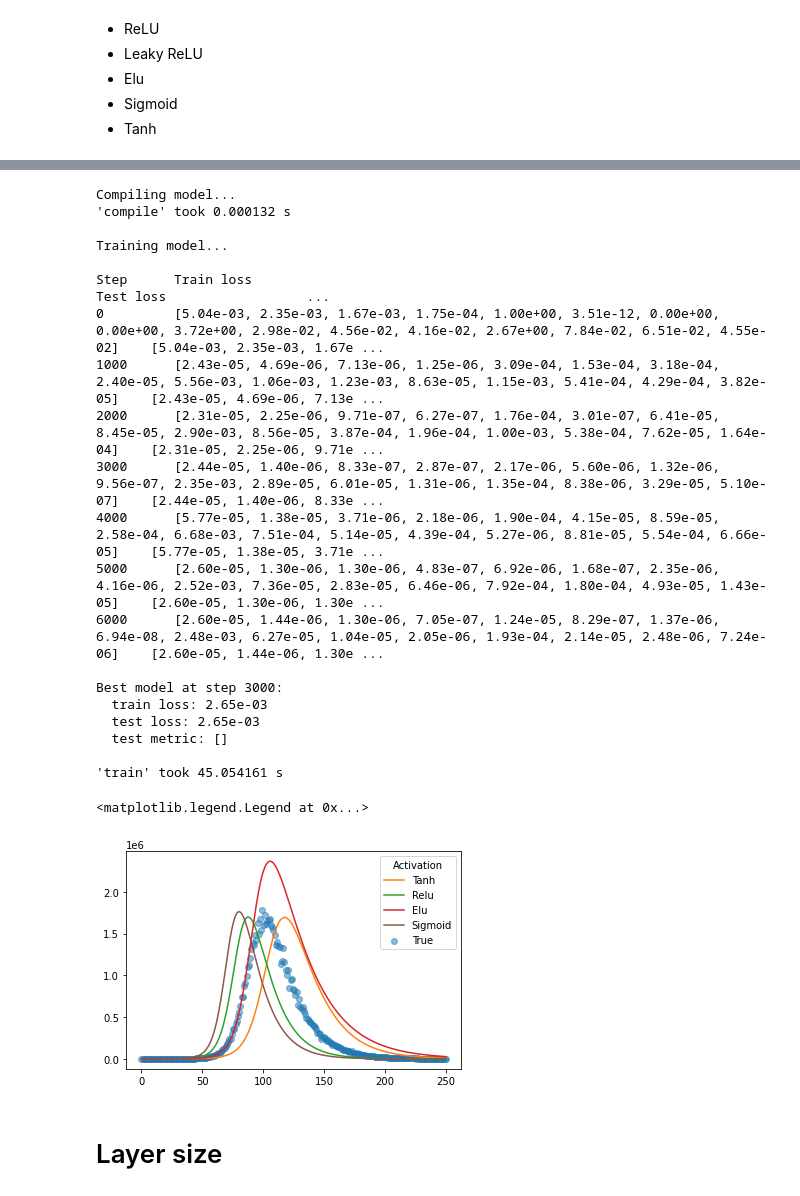
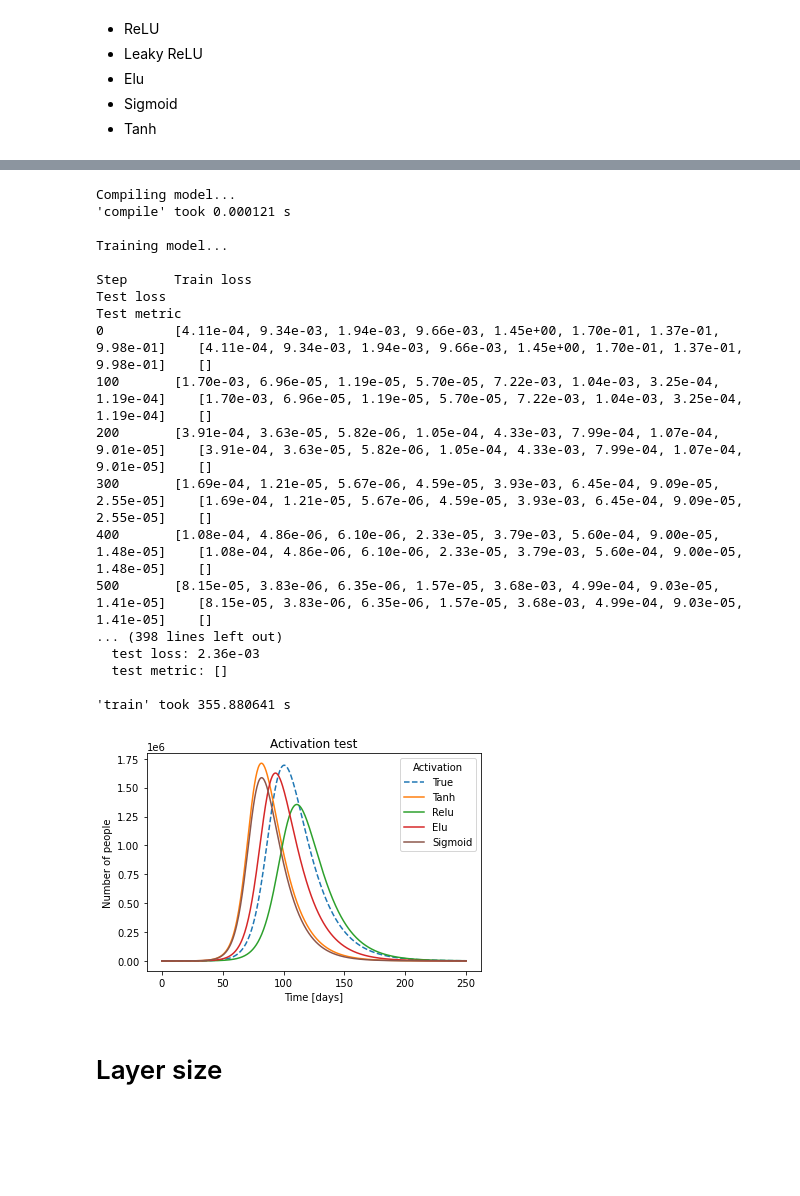
Before and after one commit to Jhammerh92/Deep_Learning_Project_PINN, a Jupyter notebook: DINN_implementation/Hyperparameters.ipynb, the cells around one changed output, grey strips where cells are left out. Drawn from its saved outputs; the diff is of its cells as text; code cells hidden in the pictures; blank space fills up the shorter version.

```diff
--- a/DINN_implementation/Hyperparameters.ipynb
+++ b/DINN_implementation/Hyperparameters.ipynb
@@ -189,7 +127,7 @@ ax.legend(title='BC')
 # %%
-model_relu = SIRD_deepxde_net(t, wsol)
-model_relu.init_model(print_every=1000, activation='relu')
-model_relu.train_model(iterations=6000)
+model_relu = SIRD_deepxde_net(t, wsol, init_num_people=solver.init_num_people, model_name='hp_relu')
+model_relu.init_model(print_every=100, activation='relu')
+model_relu.train_model(iterations=iterations, print_every=100)
 alpha_nn, beta_nn, gamma_nn = model_relu.get_best_params()
 t_nn_param, wsol_nn_param, N_nn_param = solver.solve_SIRD(alpha_nn, beta_nn, gamma_nn)
 model_relu.set_synthetic_data(t_synth, wsol_synth)
@@ -218,7 +153,7 @@ Best model at step 6000:
 # %%
-model_elu = SIRD_deepxde_net(t, wsol)
-model_elu.init_model(print_every=1000, activation='elu')
-model_elu.train_model(iterations=6000)
+model_elu = SIRD_deepxde_net(t, wsol, init_num_people=solver.init_num_people, model_name='hp_elu')
+model_elu.init_model(print_every=100, activation='elu')
+model_elu.train_model(iterations=iterations, print_every=100)
 alpha_nn, beta_nn, gamma_nn = model_elu.get_best_params()
 t_nn_param, wsol_nn_param, N_nn_param = solver.solve_SIRD(alpha_nn, beta_nn, gamma_nn)
 model_elu.set_synthetic_data(t_synth, wsol_synth)
@@ -247,7 +179,7 @@ Best model at step 6000:
 # %%
-model_sig = SIRD_deepxde_net(t, wsol)
-model_sig.init_model(print_every=1000, activation='sigmoid')
-model_sig.train_model(iterations=6000)
+model_sig = SIRD_deepxde_net(t, wsol, init_num_people=solver.init_num_people, model_name='hp_sig')
+model_sig.init_model(print_every=100, activation='sigmoid')
+model_sig.train_model(iterations=iterations, print_every=100)
 alpha_nn, beta_nn, gamma_nn = model_sig.get_best_params()
 t_nn_param, wsol_nn_param, N_nn_param = solver.solve_SIRD(alpha_nn, beta_nn, gamma_nn)
 model_sig.set_synthetic_data(t_synth, wsol_synth)
@@ -276,51 +212,54 @@ Best model at step 6000:
 # %%
-model_tanh = SIRD_deepxde_net(t, wsol)
-model_tanh.init_model(print_every=1000, activation='tanh')
-model_tanh.train_model(iterations=6000)
+model_tanh = SIRD_deepxde_net(t, wsol, init_num_people=solver.init_num_people, model_name='hp_tanh')
+model_tanh.init_model(print_every=100, activation='tanh')
+model_tanh.train_model(iterations=iterations, print_every=100)
 alpha_nn, beta_nn, gamma_nn = model_tanh.get_best_params()
 t_nn_param, wsol_nn_param, N_nn_param = solver.solve_SIRD(alpha_nn, beta_nn, gamma_nn)
 model_tanh.set_synthetic_data(t_synth, wsol_synth)
 model_tanh.set_nn_synthetic_data(t_nn_param, wsol_nn_param)
 # %% [output]
 Compiling model...
-'compile' took 0.000132 s
+'compile' took 0.000121 s
 
 Training model...
 
-Step      Train loss                                                                                                                                                          Test loss                  ...
-0         [5.04e-03, 2.35e-03, 1.67e-03, 1.75e-04, 1.00e+00, 3.51e-12, 0.00e+00, 0.00e+00, 3.72e+00, 2.98e-02, 4.56e-02, 4.16e-02, 2.67e+00, 7.84e-02, 6.51e-02, 4.55e-02]    [5.04e-03, 2.35e-03, 1.67e ...
-1000      [2.43e-05, 4.69e-06, 7.13e-06, 1.25e-06, 3.09e-04, 1.53e-04, 3.18e-04, 2.40e-05, 5.56e-03, 1.06e-03, 1.23e-03, 8.63e-05, 1.15e-03, 5.41e-04, 4.29e-04, 3.82e-05]    [2.43e-05, 4.69e-06, 7.13e ...
-2000      [2.31e-05, 2.25e-06, 9.71e-07, 6.27e-07, 1.76e-04, 3.01e-07, 6.41e-05, 8.45e-05, 2.90e-03, 8.56e-05, 3.87e-04, 1.96e-04, 1.00e-03, 5.38e-04, 7.62e-05, 1.64e-04]    [2.31e-05, 2.25e-06, 9.71e ...
-3000      [2.44e-05, 1.40e-06, 8.33e-07, 2.87e-07, 2.17e-06, 5.60e-06, 1.32e-06, 9.56e-07, 2.35e-03, 2.89e-05, 6.01e-05, 1.31e-06, 1.35e-04, 8.38e-06, 3.29e-05, 5.10e-07]    [2.44e-05, 1.40e-06, 8.33e ...
-4000      [5.77e-05, 1.38e-05, 3.71e-06, 2.18e-06, 1.90e-04, 4.15e-05, 8.59e-05, 2.58e-04, 6.68e-03, 7.51e-04, 5.14e-05, 4.39e-04, 5.27e-06, 8.81e-05, 5.54e-04, 6.66e-05]    [5.77e-05, 1.38e-05, 3.71e ...
-5000      [2.60e-05, 1.30e-06, 1.30e-06, 4.83e-07, 6.92e-06, 1.68e-07, 2.35e-06, 4.16e-06, 2.52e-03, 7.36e-05, 2.83e-05, 6.46e-06, 7.92e-04, 1.80e-04, 4.93e-05, 1.43e-05]    [2.60e-05, 1.30e-06, 1.30e ...
-6000      [2.60e-05, 1.44e-06, 1.30e-06, 7.05e-07, 1.24e-05, 8.29e-07, 1.37e-06, 6.94e-08, 2.48e-03, 6.27e-05, 1.04e-05, 2.05e-06, 1.93e-04, 2.14e-05, 2.48e-06, 7.24e-06]    [2.60e-05, 1.44e-06, 1.30e ...
-
-Best model at step 3000:
-  train loss: 2.65e-03
-  test loss: 2.65e-03
+Step      Train loss                                                                          Test loss                                                                           Test metric
+0         [4.11e-04, 9.34e-03, 1.94e-03, 9.66e-03, 1.45e+00, 1.70e-01, 1.37e-01, 9.98e-01]    [4.11e-04, 9.34e-03, 1.94e-03, 9.66e-03, 1.45e+00, 1.70e-01, 1.37e-01, 9.98e-01]    []
+100       [1.70e-03, 6.96e-05, 1.19e-05, 5.70e-05, 7.22e-03, 1.04e-03, 3.25e-04, 1.19e-04]    [1.70e-03, 6.96e-05, 1.19e-05, 5.70e-05, 7.22e-03, 1.04e-03, 3.25e-04, 1.19e-04]    []
+200       [3.91e-04, 3.63e-05, 5.82e-06, 1.05e-04, 4.33e-03, 7.99e-04, 1.07e-04, 9.01e-05]    [3.91e-04, 3.63e-05, 5.82e-06, 1.05e-04, 4.33e-03, 7.99e-04, 1.07e-04, 9.01e-05]    []
+300       [1.69e-04, 1.21e-05, 5.67e-06, 4.59e-05, 3.93e-03, 6.45e-04, 9.09e-05, 2.55e-05]    [1.69e-04, 1.21e-05, 5.67e-06, 4.59e-05, 3.93e-03, 6.45e-04, 9.09e-05, 2.55e-05]    []
+400       [1.08e-04, 4.86e-06, 6.10e-06, 2.33e-05, 3.79e-03, 5.60e-04, 9.00e-05, 1.48e-05]    [1.08e-04, 4.86e-06, 6.10e-06, 2.33e-05, 3.79e-03, 5.60e-04, 9.00e-05, 1.48e-05]    []
+500       [8.15e-05, 3.83e-06, 6.35e-06, 1.57e-05, 3.68e-03, 4.99e-04, 9.03e-05, 1.41e-05]    [8.15e-05, 3.83e-06, 6.35e-06, 1.57e-05, 3.68e-03, 4.99e-04, 9.03e-05, 1.41e-05]    []
+... (398 lines left out)
+  test loss: 2.36e-03
   test metric: []
 
-'train' took 45.054161 s
+'train' took 355.880641 s
 # %%
+solver = ODE_SIR.ODESolver()
+t_true, wsol_true, N = solver.solve_SIRD(alpha_real, beta_real, gamma_real)
+
 values_to_plot = ['I']
 plot_model = Plot(model, values_to_plot=values_to_plot)
 plot_model_tanh = Plot(model_tanh, values_to_plot=values_to_plot)
 plot_model_relu = Plot(model_relu, values_to_plot=values_to_plot)
 plot_model_elu = Plot(model_elu, values_to_plot=values_to_plot)
 plot_model_sig = Plot(model_sig, values_to_plot=values_to_plot)
 
 fig, ax = plt.subplots()
-line = ax.scatter(plot_model.model.t_nn_synth, plot_model.model.wsol_synth[:,1], color=plot_model.colors[0], label='True',alpha=0.5)
+line = ax.plot(t_true, wsol_true[:,1], color=plot_model.colors[0], label='True', linestyle='--')
 line = ax.plot(plot_model_tanh.model.t_synth, plot_model_tanh.model.wsol_nn_synth[:,1], color=plot_model_tanh.colors[1], label='Tanh')
 line = ax.plot(plot_model_relu.model.t_synth, plot_model_relu.model.wsol_nn_synth[:,1], color=plot_model_relu.colors[2], label='Relu')
 line = ax.plot(plot_model_elu.model.t_synth, plot_model_elu.model.wsol_nn_synth[:,1], color=plot_model_elu.colors[3], label='Elu')
 line = ax.plot(plot_model_sig.model.t_synth, plot_model_sig.model.wsol_nn_synth[:,1], color='C5', label='Sigmoid')
 
 ax.legend(title='Activation')
+ax.set_title('Activation test')
+ax.set_xlabel('Time [days]')
+ax.set_ylabel('Number of people')
+plt.savefig('activation_hp')
 # %% [output]
-<matplotlib.legend.Legend at 0x...>
-[figure, old version]
+[figure, new version]
 # %% [markdown]
 # Layer size
 # %%
```
Also changed, not shown: parts of 25 cells of this notebook, 16 other files.
